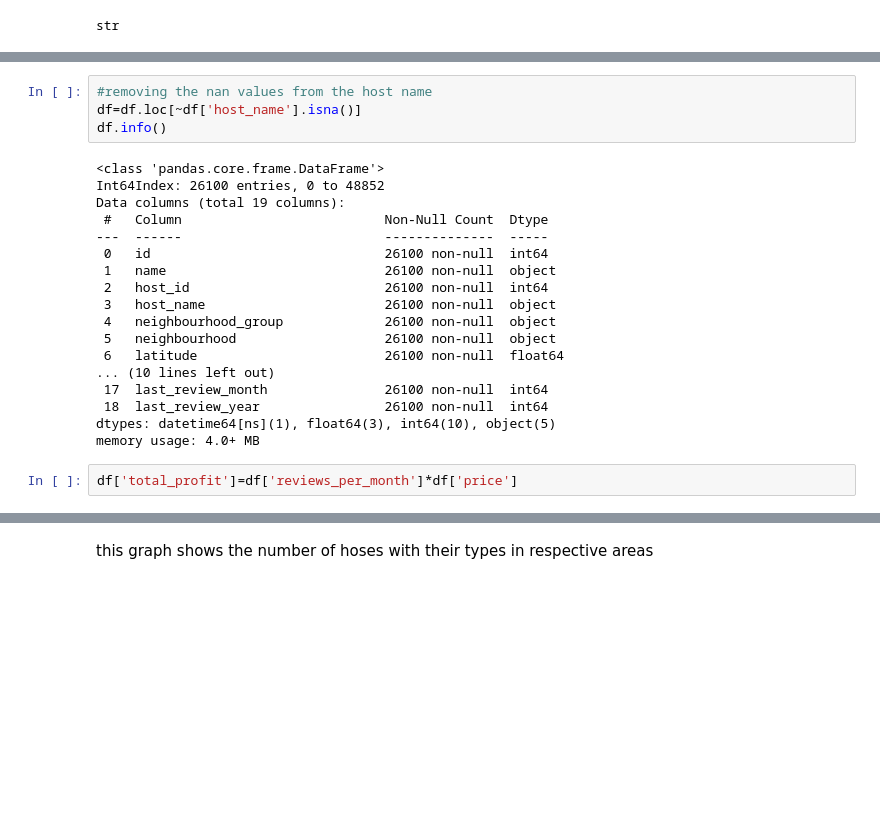
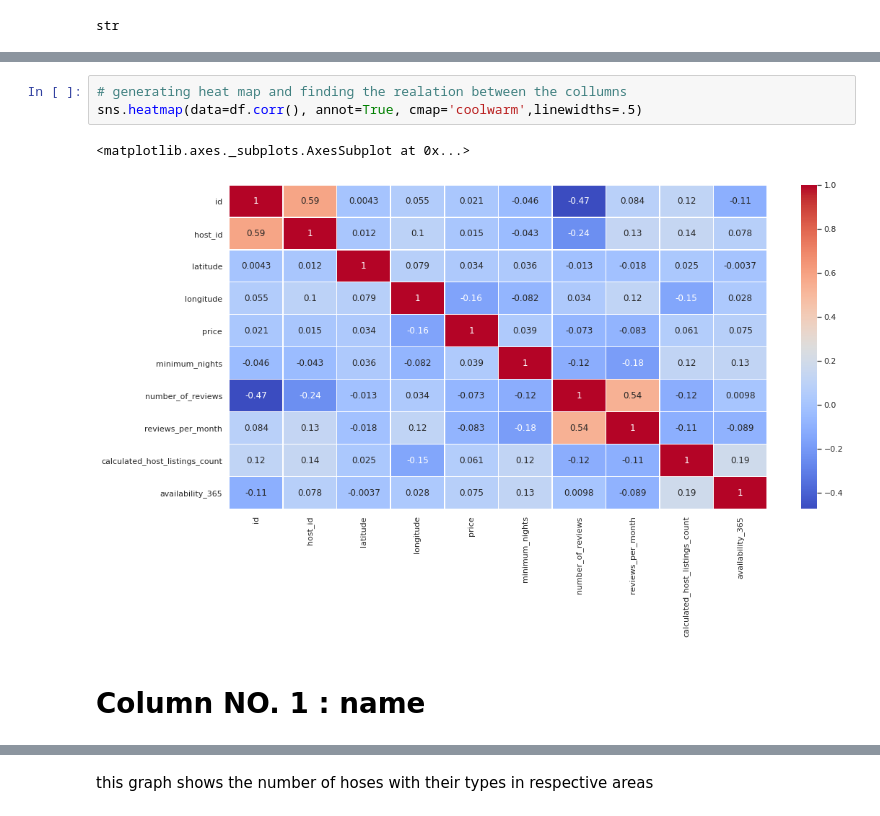
Before and after one commit to Ali-Asgar-Lakdawala/EDA-airbnb, a Jupyter notebook: Ali_Asgar_Airbnb_Bookings_Analysis_Capstone_Project.ipynb, the cells around one changed output, grey strips where cells are left out. Saved outputs shown, nothing was run; the diff lists cells and outputs as text; blank space fills up the shorter version.

```diff
--- a/Ali_Asgar_Airbnb_Bookings_Analysis_Capstone_Project.ipynb
+++ b/Ali_Asgar_Airbnb_Bookings_Analysis_Capstone_Project.ipynb
@@ -135,24 +139,8 @@ memory usage: 5.2+ MB
-# %%
-#removing the nan values from the host name
-df=df.loc[~df['host_name'].isna()]
-df.info()
-# %% [output]
-<class 'pandas.core.frame.DataFrame'>
-Int64Index: 26100 entries, 0 to 48852
-Data columns (total 19 columns):
- #   Column                          Non-Null Count  Dtype
----  ------                          --------------  -----
- 0   id                              26100 non-null  int64
- 1   name                            26100 non-null  object
- 2   host_id                         26100 non-null  int64
- 3   host_name                       26100 non-null  object
- 4   neighbourhood_group             26100 non-null  object
- 5   neighbourhood                   26100 non-null  object
- 6   latitude                        26100 non-null  float64
-... (10 lines left out)
- 17  last_review_month               26100 non-null  int64
- 18  last_review_year                26100 non-null  int64
-dtypes: datetime64[ns](1), float64(3), int64(10), object(5)
-memory usage: 4.0+ MB
-# %%
-df['total_profit']=df['reviews_per_month']*df['price']
+# %%
+# generating heat map and finding the realation between the collumns
+sns.heatmap(data=df.corr(), annot=True, cmap='coolwarm',linewidths=.5)
+# %% [output]
+<matplotlib.axes._subplots.AxesSubplot at 0x...>
+[figure, added]
+# %% [markdown]
+# Column NO. 1 : name
```
Also changed, not shown: parts of 95 cells of this notebook.
